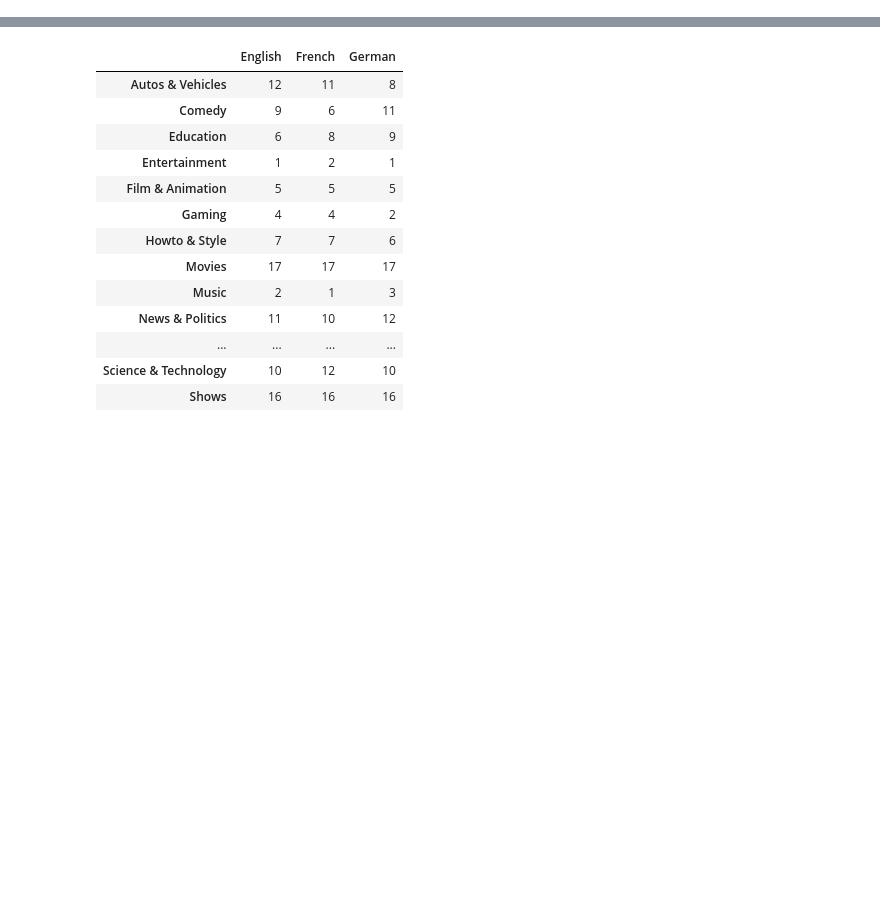
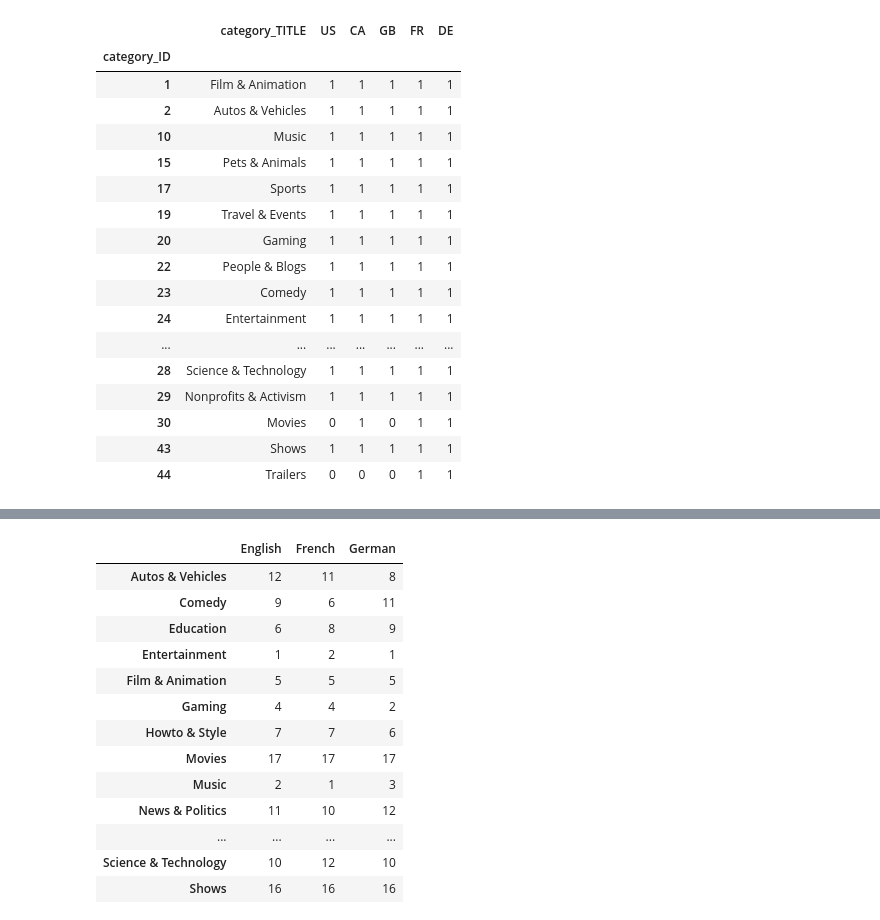
Before and after one commit to SonHyeSeon/DBP_Trinity, a Jupyter notebook: category.ipynb, the cells around one changed output, grey strips where cells are left out. Cells and saved outputs as stored; diff of their text form; code cells hidden in the pictures; blank space fills up the shorter version.

```diff
--- a/category.ipynb
+++ b/category.ipynb
@@ -244,0 +207,3 @@ kedoo_rank
+# %%
+category_datas=pd.DataFrame([], index=used_category_entire, columns={'title_us','title_ca','title_gb','title_fr','title_de'})
+category_datas
@@ -244,0 +263,22 @@ kedoo_rank
+# %%
+used_category_by_nation['category_TITLE'] = category_datas['title_us']
+used_category_by_nation
+# %% [output]
+|  | category_TITLE | US | CA | GB | FR | DE |
+| category_ID |  |  |  |  |  |  |
+| 1 | Film & Animation | 1 | 1 | 1 | 1 | 1 |
+| 2 | Autos & Vehicles | 1 | 1 | 1 | 1 | 1 |
+| 10 | Music | 1 | 1 | 1 | 1 | 1 |
+| 15 | Pets & Animals | 1 | 1 | 1 | 1 | 1 |
+| 17 | Sports | 1 | 1 | 1 | 1 | 1 |
+| 19 | Travel & Events | 1 | 1 | 1 | 1 | 1 |
+| 20 | Gaming | 1 | 1 | 1 | 1 | 1 |
+| 22 | People & Blogs | 1 | 1 | 1 | 1 | 1 |
+| 23 | Comedy | 1 | 1 | 1 | 1 | 1 |
+| 24 | Entertainment | 1 | 1 | 1 | 1 | 1 |
+| ... | ... | ... | ... | ... | ... | ... |
+| 28 | Science & Technology | 1 | 1 | 1 | 1 | 1 |
+| 29 | Nonprofits & Activism | 1 | 1 | 1 | 1 | 1 |
+| 30 | Movies | 0 | 1 | 0 | 1 | 1 |
+| 43 | Shows | 1 | 1 | 1 | 1 | 1 |
+| 44 | Trailers | 0 | 0 | 0 | 1 | 1 |
```
Also changed, not shown: parts of 40 cells of this notebook.
